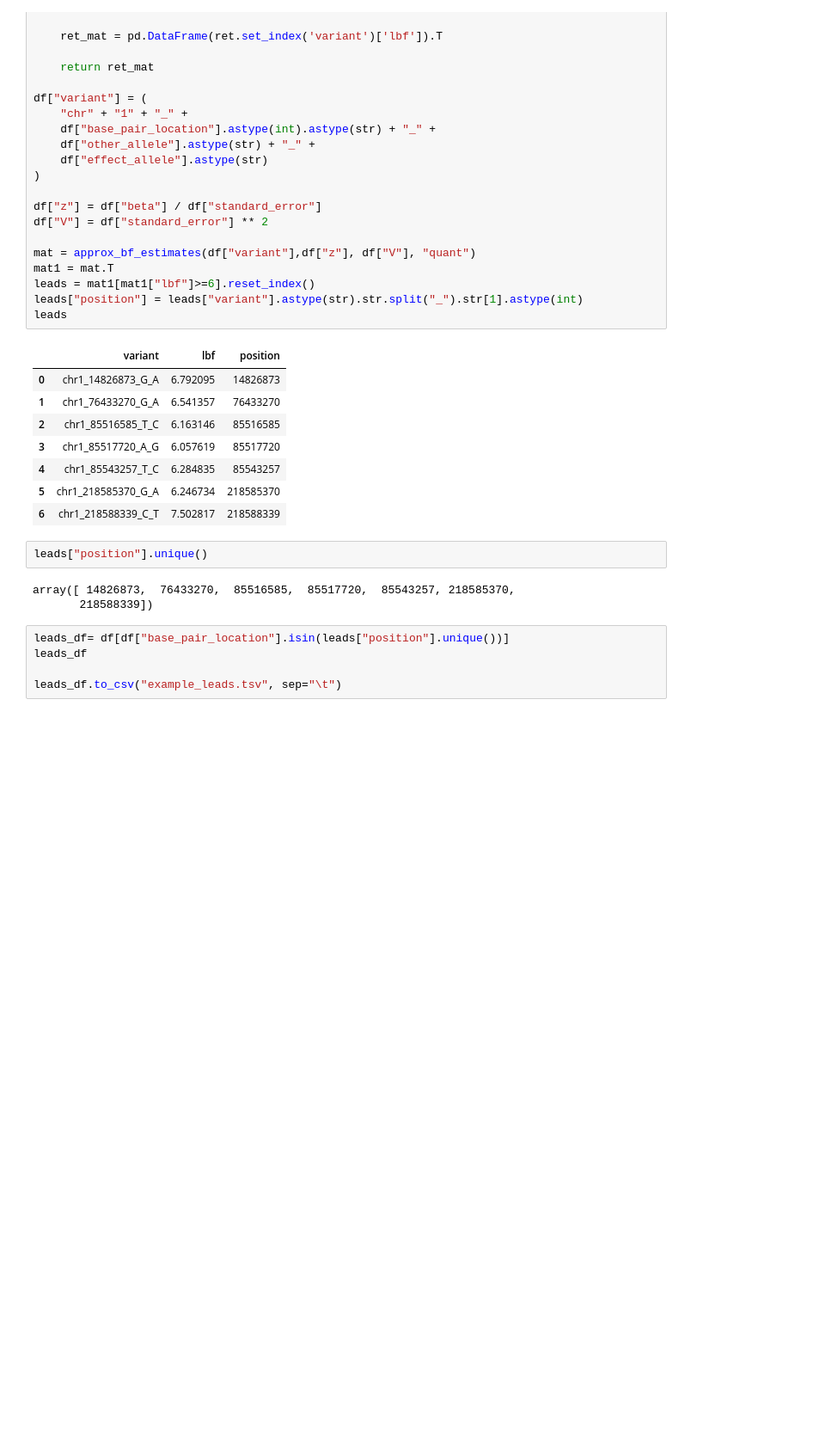
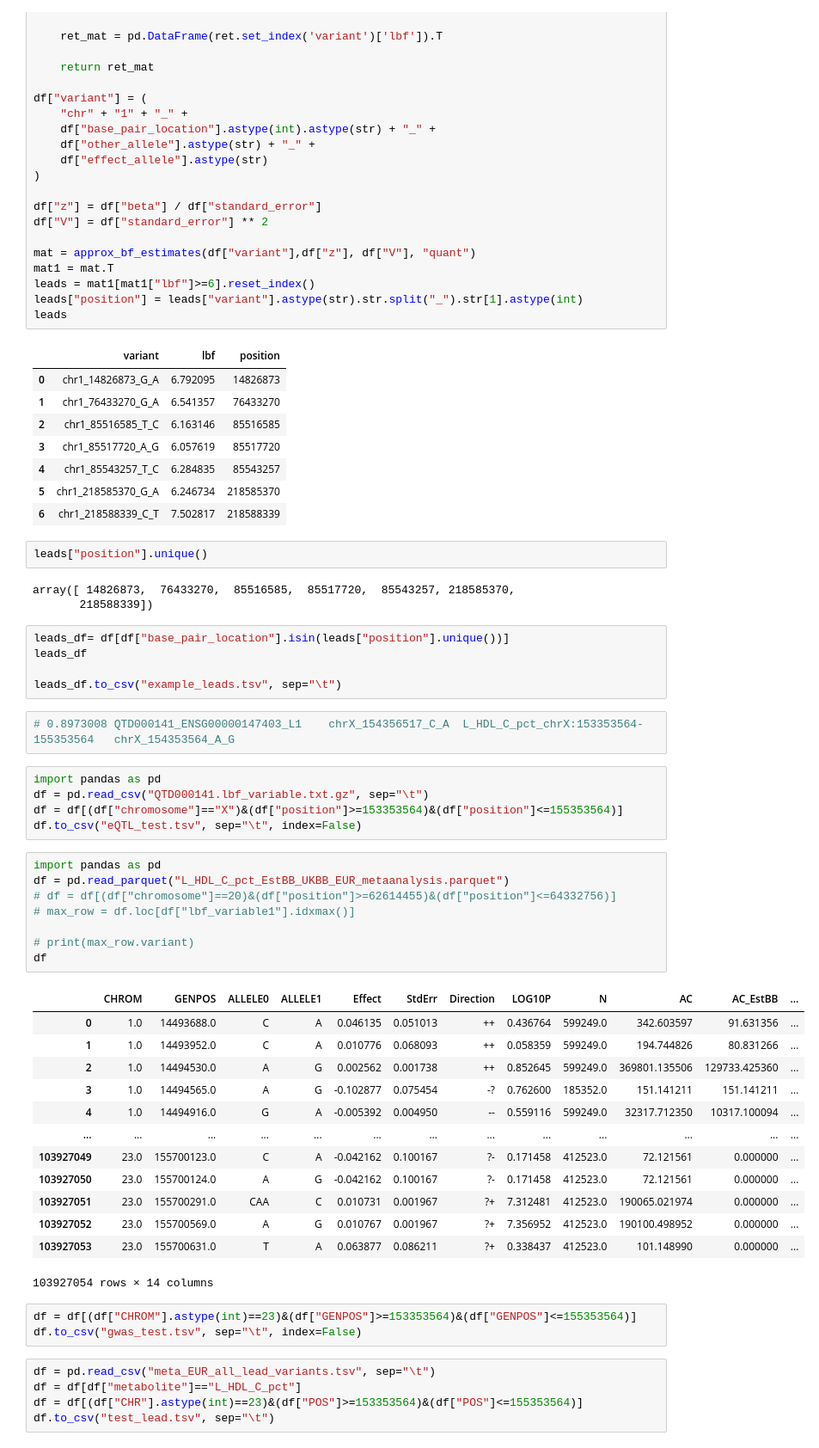
Before and after one commit to mjesse-github/gpu-coloc, a Jupyter notebook: example_data/summary_tables.ipynb, the cells around one changed output. Shown at 86% size. Cells and saved outputs as stored; diff of their text form; blank space fills up the shorter version.

```diff
--- a/example_data/summary_tables.ipynb
+++ b/example_data/summary_tables.ipynb
@@ -103,3 +103,40 @@ leads_df= df[df["base_pair_location"].isin(leads["position"].unique())]
 leads_df
 
 leads_df.to_csv("example_leads.tsv", sep="\t")
+# %%
+# 0.8973008	QTD000141_ENSG00000147403_L1	chrX_154356517_C_A	L_HDL_C_pct_chrX:153353564-155353564	chrX_154353564_A_G
+# %%
+import pandas as pd
+df = pd.read_csv("QTD000141.lbf_variable.txt.gz", sep="\t")
+df = df[(df["chromosome"]=="X")&(df["position"]>=153353564)&(df["position"]<=155353564)]
+df.to_csv("eQTL_test.tsv", sep="\t", index=False)
+# %%
+import pandas as pd
+df = pd.read_parquet("L_HDL_C_pct_EstBB_UKBB_EUR_metaanalysis.parquet")
+# df = df[(df["chromosome"]==20)&(df["position"]>=62614455)&(df["position"]<=64332756)]
+# max_row = df.loc[df["lbf_variable1"].idxmax()]
+
+# print(max_row.variant)
+df
+# %% [output]
+|  | CHROM | GENPOS | ALLELE0 | ALLELE1 | Effect | StdErr | Direction | LOG10P | N | AC | AC_EstBB | ... |
+| 0 | 1.0 | 14493688.0 | C | A | 0.046135 | 0.051013 | ++ | 0.436764 | 599249.0 | 342.603597 | 91.631356 | ... |
+| 1 | 1.0 | 14493952.0 | C | A | 0.010776 | 0.068093 | ++ | 0.058359 | 599249.0 | 194.744826 | 80.831266 | ... |
+| 2 | 1.0 | 14494530.0 | A | G | 0.002562 | 0.001738 | ++ | 0.852645 | 599249.0 | 369801.135506 | 129733.425360 | ... |
+| 3 | 1.0 | 14494565.0 | A | G | -0.102877 | 0.075454 | -? | 0.762600 | 185352.0 | 151.141211 | 151.141211 | ... |
+| 4 | 1.0 | 14494916.0 | G | A | -0.005392 | 0.004950 | -- | 0.559116 | 599249.0 | 32317.712350 | 10317.100094 | ... |
+| ... | ... | ... | ... | ... | ... | ... | ... | ... | ... | ... | ... | ... |
+| 103927049 | 23.0 | 155700123.0 | C | A | -0.042162 | 0.100167 | ?- | 0.171458 | 412523.0 | 72.121561 | 0.000000 | ... |
+| 103927050 | 23.0 | 155700124.0 | A | G | -0.042162 | 0.100167 | ?- | 0.171458 | 412523.0 | 72.121561 | 0.000000 | ... |
+| 103927051 | 23.0 | 155700291.0 | CAA | C | 0.010731 | 0.001967 | ?+ | 7.312481 | 412523.0 | 190065.021974 | 0.000000 | ... |
+| 103927052 | 23.0 | 155700569.0 | A | G | 0.010767 | 0.001967 | ?+ | 7.356952 | 412523.0 | 190100.498952 | 0.000000 | ... |
+| 103927053 | 23.0 | 155700631.0 | T | A | 0.063877 | 0.086211 | ?+ | 0.338437 | 412523.0 | 101.148990 | 0.000000 | ... |
+103927054 rows × 14 columns
+# %%
+df = df[(df["CHROM"].astype(int)==23)&(df["GENPOS"]>=153353564)&(df["GENPOS"]<=155353564)]
+df.to_csv("gwas_test.tsv", sep="\t", index=False)
+# %%
+df = pd.read_csv("meta_EUR_all_lead_variants.tsv", sep="\t")
+df = df[df["metabolite"]=="L_HDL_C_pct"]
+df = df[(df["CHR"].astype(int)==23)&(df["POS"]>=153353564)&(df["POS"]<=155353564)]
+df.to_csv("test_lead.tsv", sep="\t")
```
Also changed, not shown: parts of 2 cells of this notebook, 10 other files.
